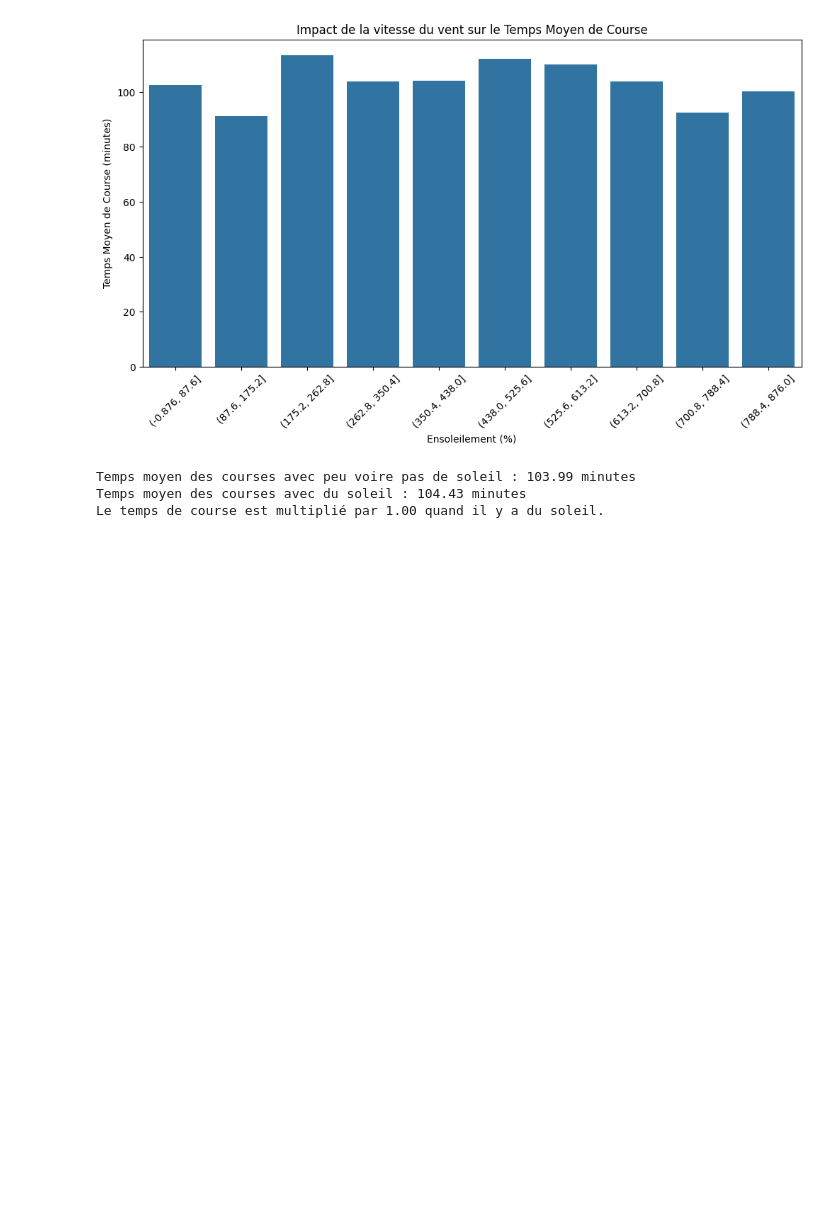
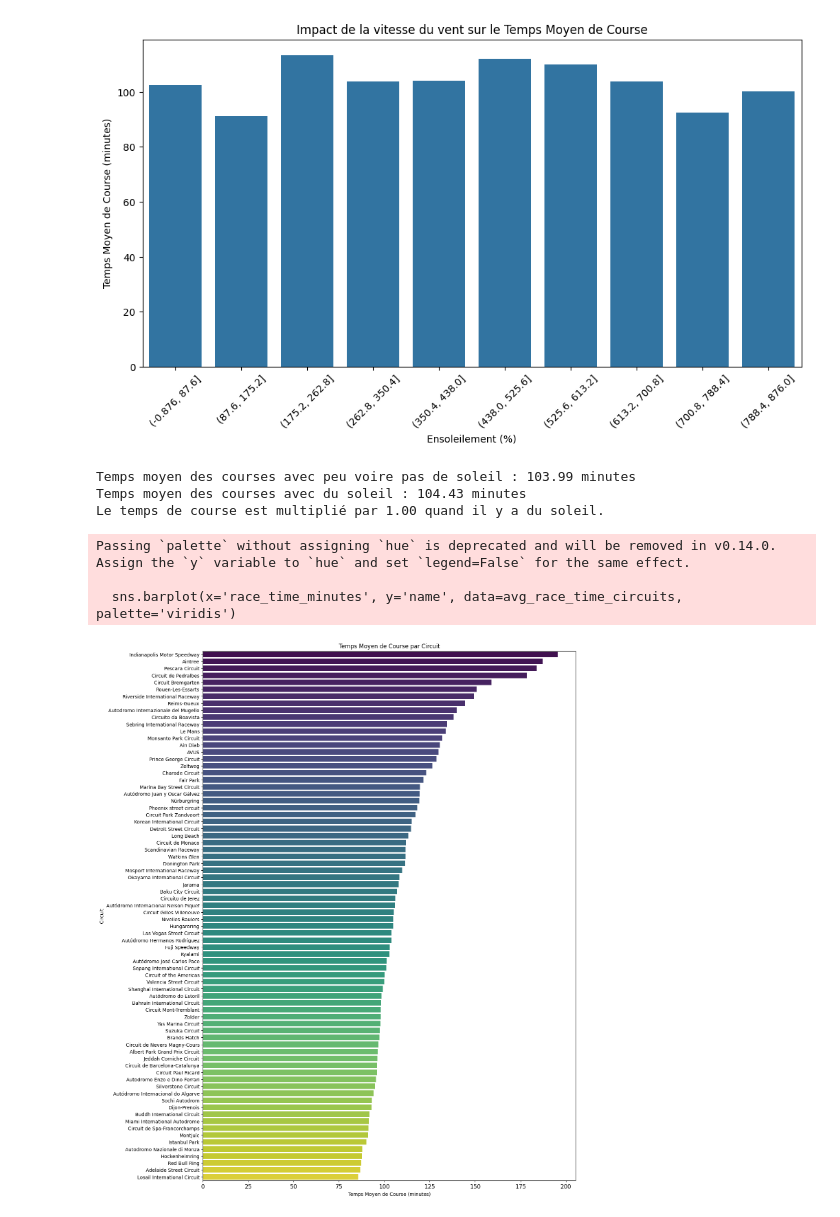
Before and after one commit to AlixOrf/Data_Pred, a Jupyter notebook: graphique.ipynb, the cells around one changed output. Saved outputs shown, nothing was run; the diff lists cells and outputs as text; code cells hidden in the pictures; blank space fills up the shorter version.

```diff
--- a/graphique.ipynb
+++ b/graphique.ipynb
@@ -121,3 +121,22 @@ print(f"Le temps de course est multiplié par {sun_multiplier:.2f} quand il y a
 Temps moyen des courses avec peu voire pas de soleil : 103.99 minutes
 Temps moyen des courses avec du soleil : 104.43 minutes
 Le temps de course est multiplié par 1.00 quand il y a du soleil.
+# %%
+avg_race_time_circuits = final_df.groupby('circuitId')['milliseconds'].mean().reset_index()
+avg_race_time_circuits = pd.merge(avg_race_time_circuits, circuit_df[['circuitId', 'name']], on='circuitId', how='left')
+avg_race_time_circuits['race_time_minutes'] = avg_race_time_circuits['milliseconds'] / 60000
+avg_race_time_circuits = avg_race_time_circuits.sort_values('race_time_minutes', ascending=False)
+
+plt.figure(figsize=(14, 20))
+sns.barplot(x='race_time_minutes', y='name', data=avg_race_time_circuits, palette='viridis')
+plt.title("Temps Moyen de Course par Circuit")
+plt.xlabel("Temps Moyen de Course (minutes)")
+plt.ylabel("Circuit")
+plt.xticks(fontsize=12)
+plt.yticks(fontsize=10)
+plt.show()
+# %% [output]
+Passing `palette` without assigning `hue` is deprecated and will be removed in v0.14.0. Assign the `y` variable to `hue` and set `legend=False` for the same effect.
+
+  sns.barplot(x='race_time_minutes', y='name', data=avg_race_time_circuits, palette='viridis')
+[figure, added]
```
Also changed, not shown: parts of 2 cells of this notebook.
